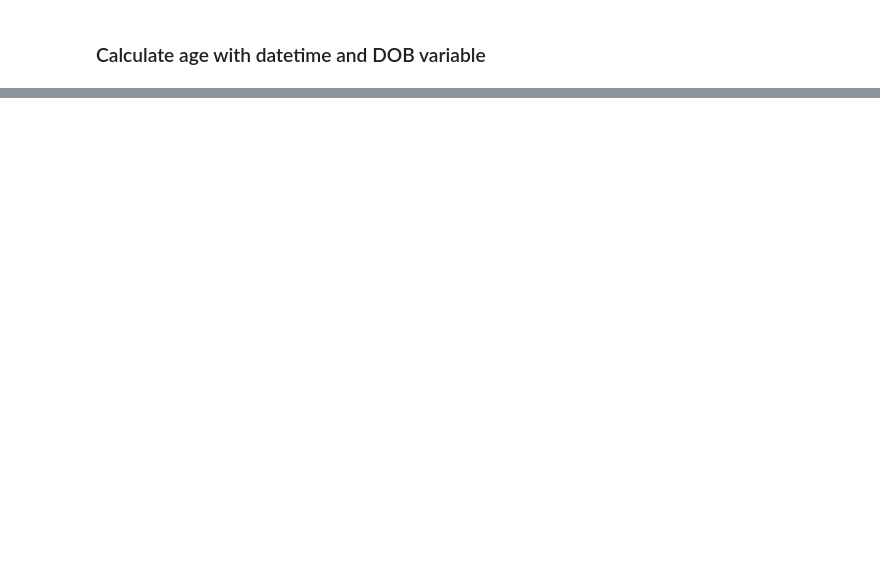
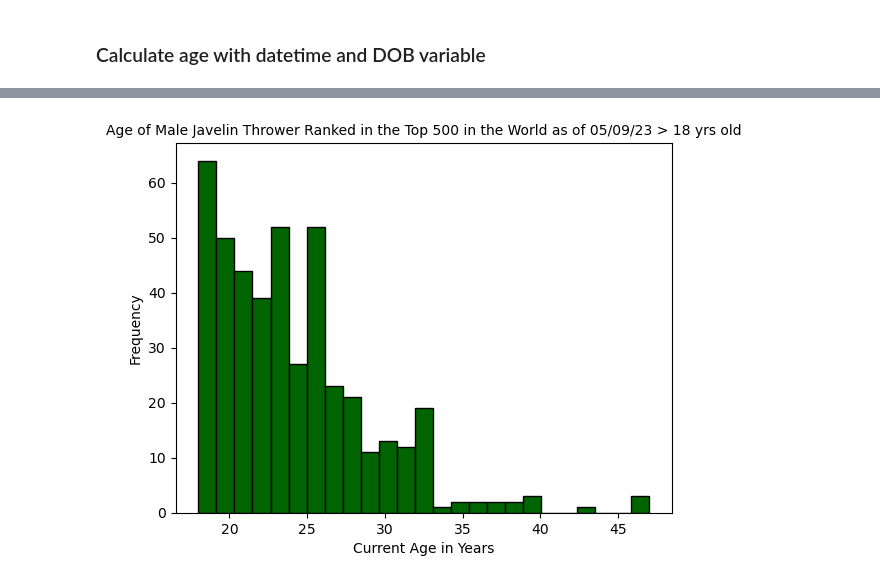
Before and after one commit to ethanwright96/javelin-data-science, a Jupyter notebook: World Athletics/world_athletics_scrape.ipynb, the cells around one changed output, grey strips where cells are left out. Saved outputs shown, nothing was run; the diff lists cells and outputs as text; code cells hidden in the pictures; blank space fills up the shorter version.

```diff
--- a/World Athletics/world_athletics_scrape.ipynb
+++ b/World Athletics/world_athletics_scrape.ipynb
@@ -68,0 +141,7 @@ https://docs.python.org/3/library/datetime.html
+# %%
+adult_df.Age.plot.hist(bins=25, color='darkgreen', edgecolor='black')
+plt.title("Age of Male Javelin Thrower Ranked in the Top 500 in the World as of 05/09/23 > 18 yrs old", size = 10)
+plt.xlabel("Current Age in Years")
+plt.show()
+# %% [output]
+[figure, added]
```
Also changed, not shown: parts of 32 cells of this notebook.
